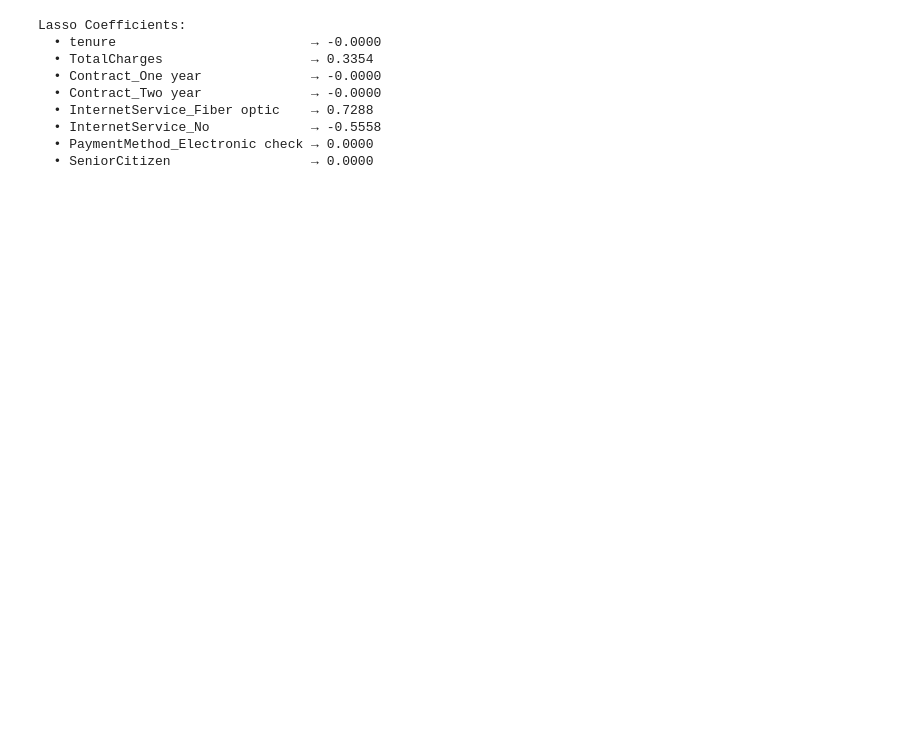
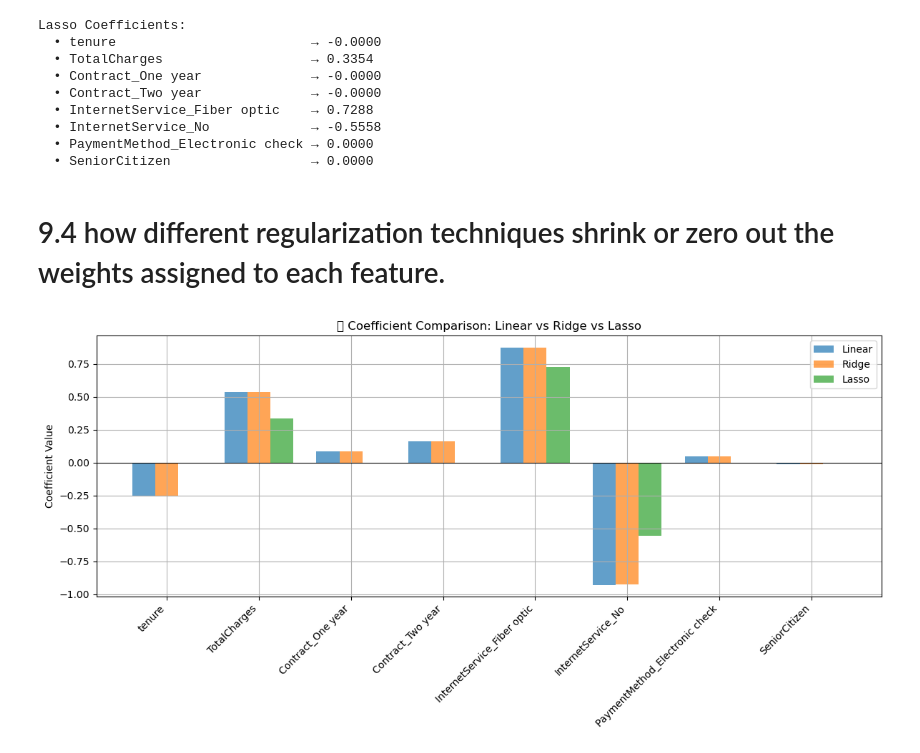
Before and after one commit to girmaat/AI-machine-learning-retail-model-demo, a Jupyter notebook: notebooks/02-2-regression-linear.ipynb, the cells around one changed output. Drawn from its saved outputs; the diff is of its cells as text; code cells hidden in the pictures; blank space fills up the shorter version.

```diff
--- a/notebooks/02-2-regression-linear.ipynb
+++ b/notebooks/02-2-regression-linear.ipynb
@@ -345,3 +345,36 @@ Lasso Coefficients:
   • InternetService_No             → -0.5558
   • PaymentMethod_Electronic check → 0.0000
   • SeniorCitizen                  → 0.0000
+# %% [markdown]
+# 9.4 how different regularization techniques shrink or zero out the weights assigned to each feature.
+# %%
+import matplotlib.pyplot as plt
+import numpy as np
+
+# Collect coefficient arrays
+linear_coefs = model.coef_
+ridge_coefs = ridge_model.coef_
+lasso_coefs = lasso_model.coef_
+feature_names = X.columns
+
+# Set bar width and x locations
+x = np.arange(len(feature_names))
+width = 0.25
+
+# Plot
+plt.figure(figsize=(12, 6))
+plt.bar(x - width, linear_coefs, width=width, label='Linear', alpha=0.7)
+plt.bar(x, ridge_coefs, width=width, label='Ridge', alpha=0.7)
+plt.bar(x + width, lasso_coefs, width=width, label='Lasso', alpha=0.7)
+
+# Aesthetics
+plt.xticks(ticks=x, labels=feature_names, rotation=45, ha='right')
+plt.ylabel("Coefficient Value")
+plt.title("🔍 Coefficient Comparison: Linear vs Ridge vs Lasso")
+plt.axhline(0, color='black', linewidth=0.8)
+plt.legend()
+plt.tight_layout()
+plt.grid(True)
+plt.show()
+# %% [output]
+[figure, added]
```
Also changed, not shown: parts of 1 cell of this notebook.
